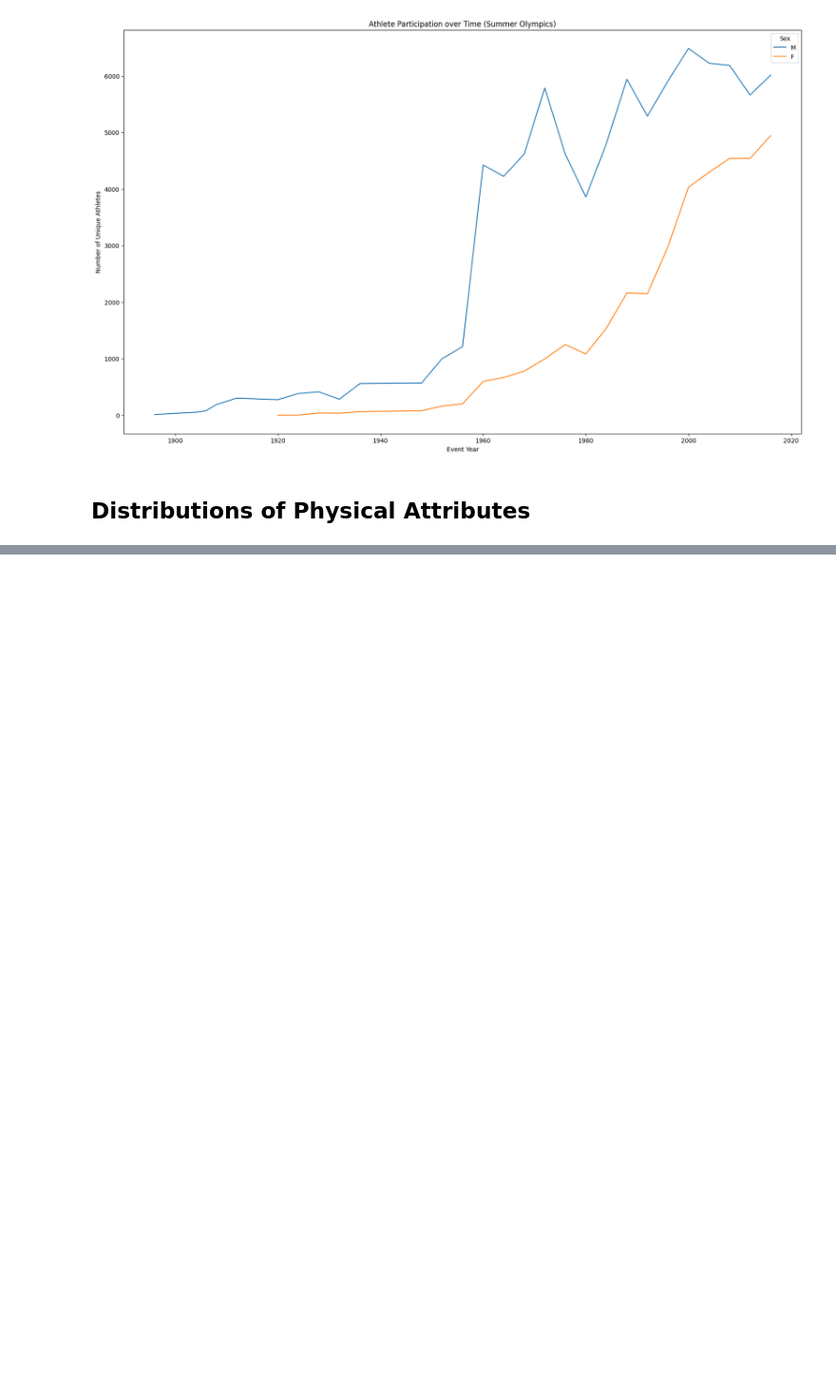
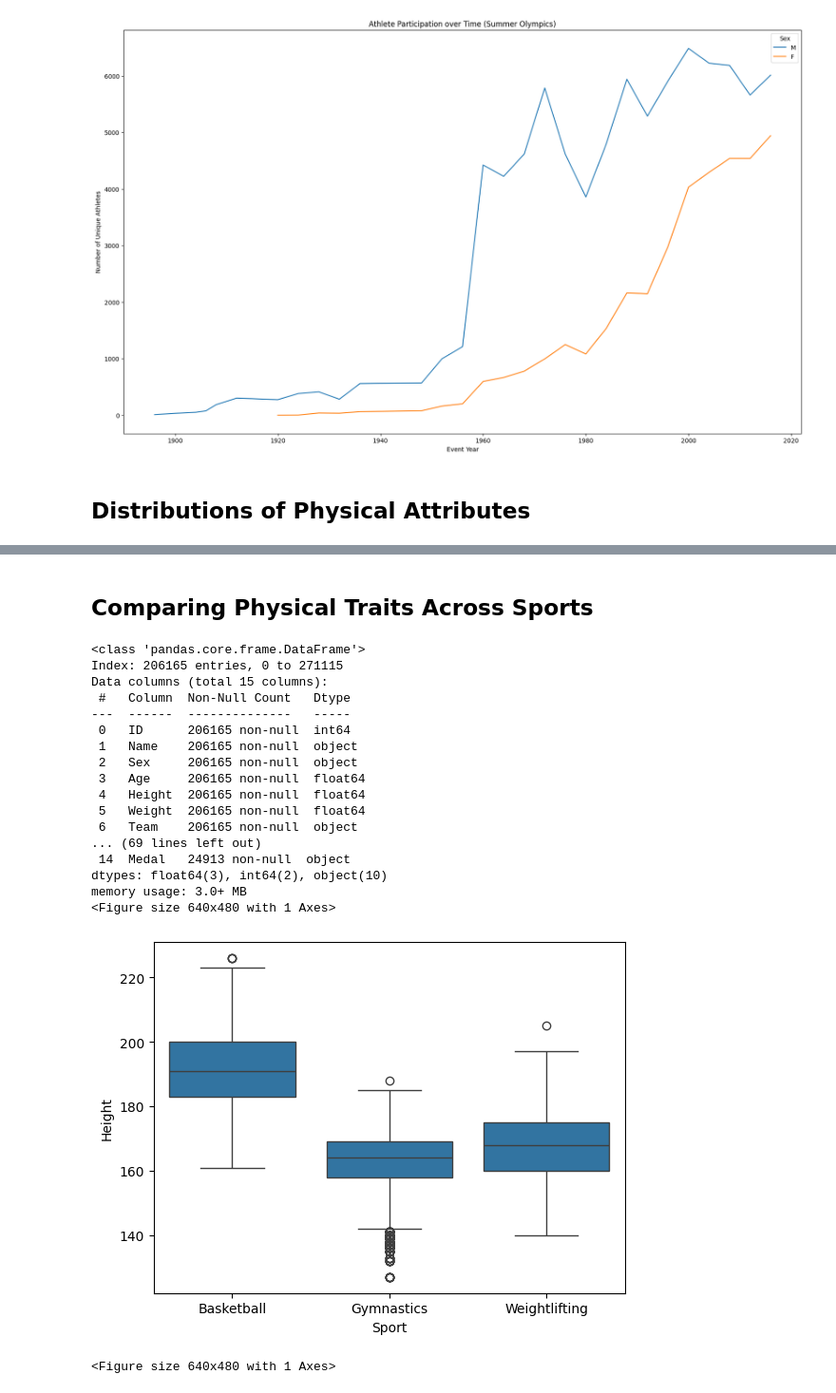
Before and after one commit to caskoay3012/codefinity-exploring-olympic-history-through-data-visualization, a Jupyter notebook: notebook.ipynb, the cells around one changed output, grey strips where cells are left out. Shown at 95% size. Drawn from its saved outputs; the diff is of its cells as text; code cells hidden in the pictures; blank space fills up the shorter version.

```diff
--- a/notebook.ipynb
+++ b/notebook.ipynb
@@ -105,0 +147,43 @@ memory usage: 20.3+ MB
+# %% [markdown]
+## Comparing Physical Traits Across Sports
+# %%
+# Write your code below
+import seaborn as sns
+import matplotlib.pyplot as plt
+
+# Step 0: Check database structure
+df.info()
+print(df)
+
+# Step 1: Filter Sport Column with rows consisting Basketball, Gym, and Weightlifting
+target_sports=['Basketball','Gymnastics','Weightlifting']
+sports_df = df[df['Sport'].isin(target_sports)]
+sports_df.info()
+
+# Step 2: Boxplot comprising "Sports" on x-axis and 'Height' on y axis
+sns.boxplot(data=sports_df,x='Sport',y='Height')
+plt.show()
+
+# Step 3: Another boxplot comprising "Sports" on x-axis and 'Weight' on y axis
+sns.boxplot(data=sports_df,x='Sport',y='Weight')
+plt.show()
+# %% [output]
+<class 'pandas.core.frame.DataFrame'>
+Index: 206165 entries, 0 to 271115
+Data columns (total 15 columns):
+ #   Column  Non-Null Count   Dtype
+---  ------  --------------   -----
+ 0   ID      206165 non-null  int64
+ 1   Name    206165 non-null  object
+ 2   Sex     206165 non-null  object
+ 3   Age     206165 non-null  float64
+ 4   Height  206165 non-null  float64
+ 5   Weight  206165 non-null  float64
+ 6   Team    206165 non-null  object
+... (69 lines left out)
+ 14  Medal   24913 non-null  object
+dtypes: float64(3), int64(2), object(10)
+memory usage: 3.0+ MB
+<Figure size 640x480 with 1 Axes>
+[figure, added]
+<Figure size 640x480 with 1 Axes>
```
Also changed, not shown: parts of 6 cells of this notebook, 1 other file.
